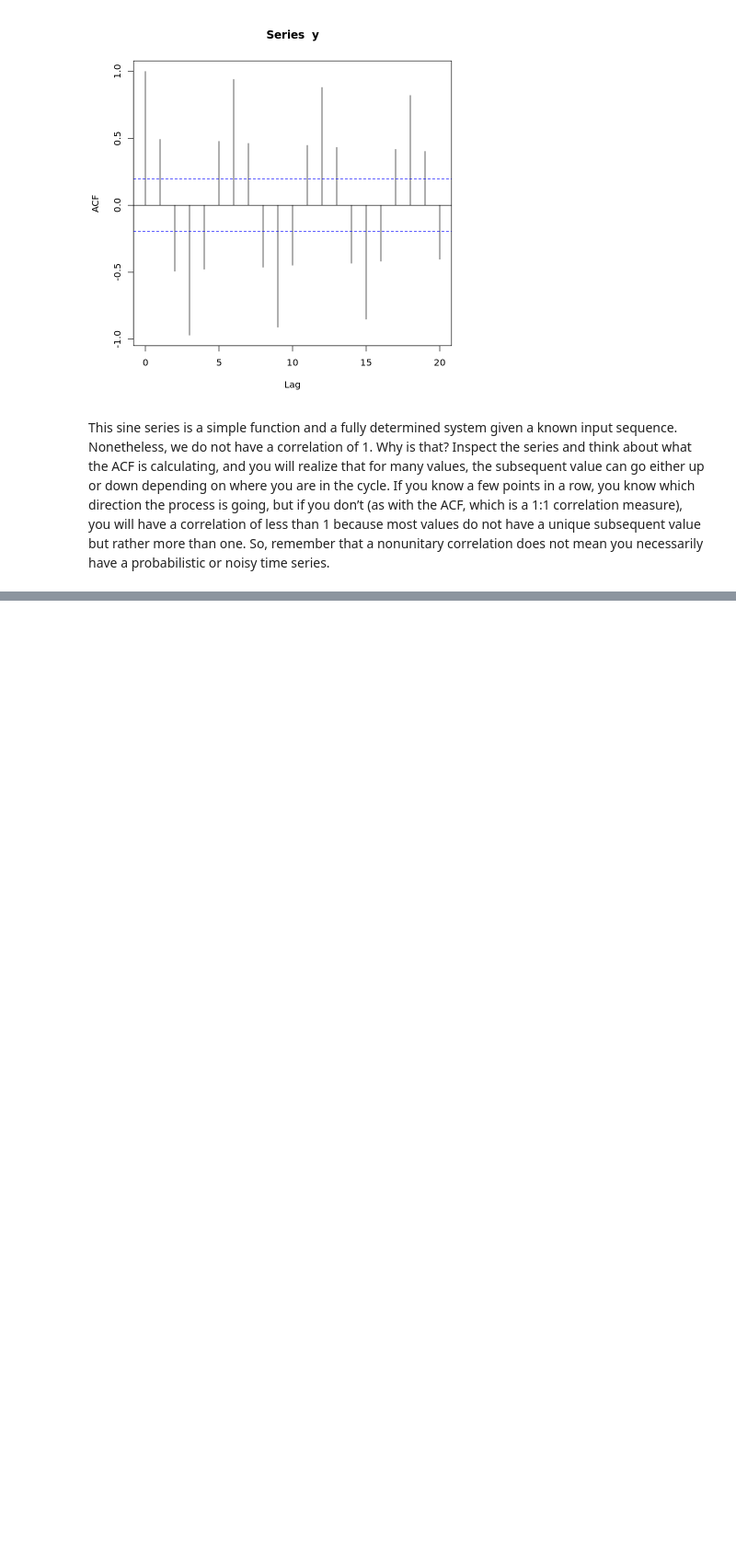
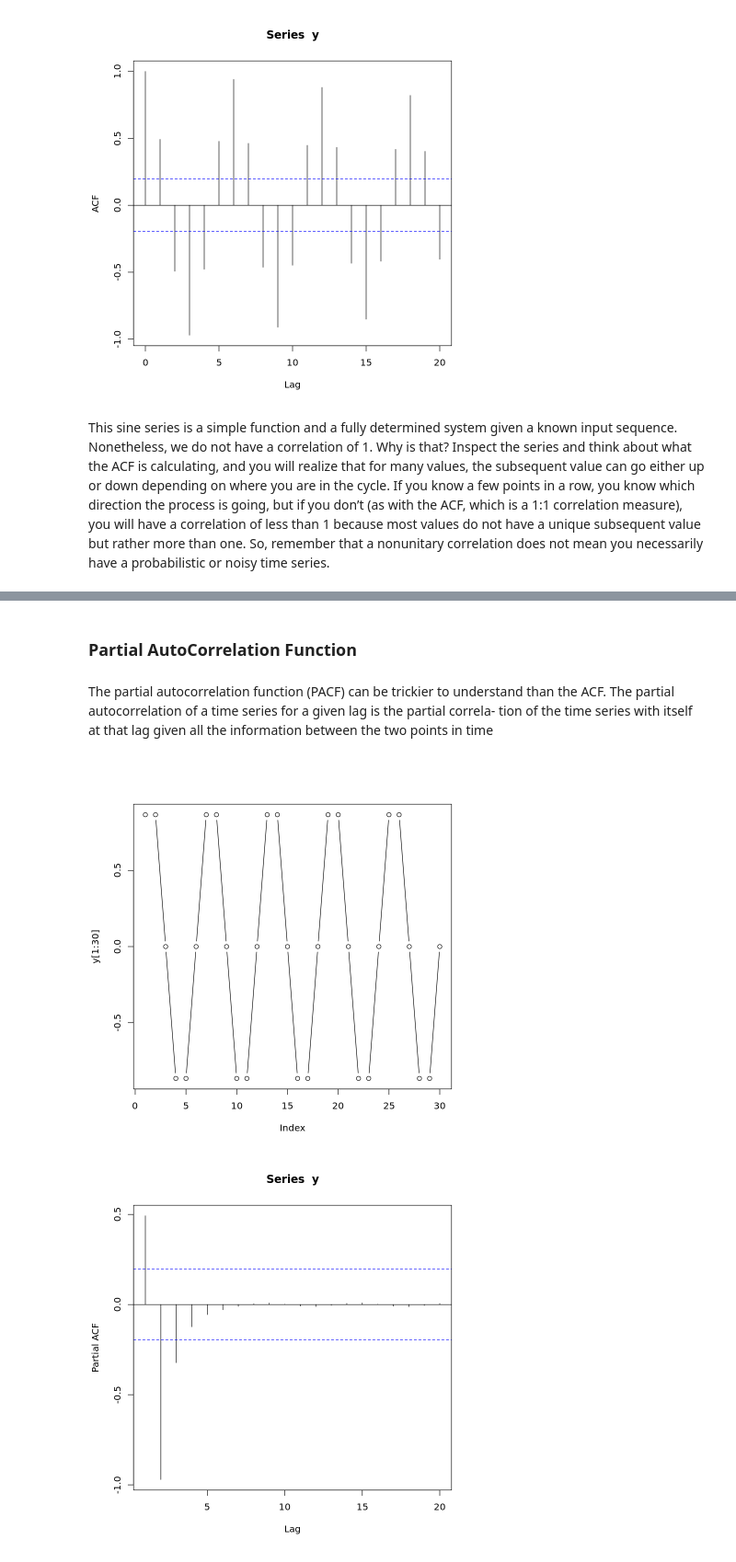
Before and after one commit to cmarsa/ptsa, a Jupyter notebook: chapter_03/self_correlation_r.ipynb, the cells around one changed output, grey strips where cells are left out. Shown at 92% size. Cells and saved outputs as stored; diff of their text form; code cells hidden in the pictures; blank space fills up the shorter version.

Commit message:
Ending autocorrelation expl.

```diff
--- a/chapter_03/self_correlation_r.ipynb
+++ b/chapter_03/self_correlation_r.ipynb
@@ -51,0 +82,15 @@ correlation does not mean you necessarily have a probabilistic or noisy time ser
+# %% [markdown]
+### Partial AutoCorrelation Function
+# %% [markdown]
+The partial autocorrelation function (PACF) can be trickier to understand than the
+ACF. The partial autocorrelation of a time series for a given lag is the partial correla‐
+tion of the time series with itself at that lag given all the information between the two
+points in time
+# %%
+y <- sin(x * pi / 3)
+# %%
+plot(y[1:30], type = 'b')
+pacf(y)
+# %% [output]
+[figure, added]
+[figure, added]
```
Also changed, not shown: parts of 23 cells of this notebook.
